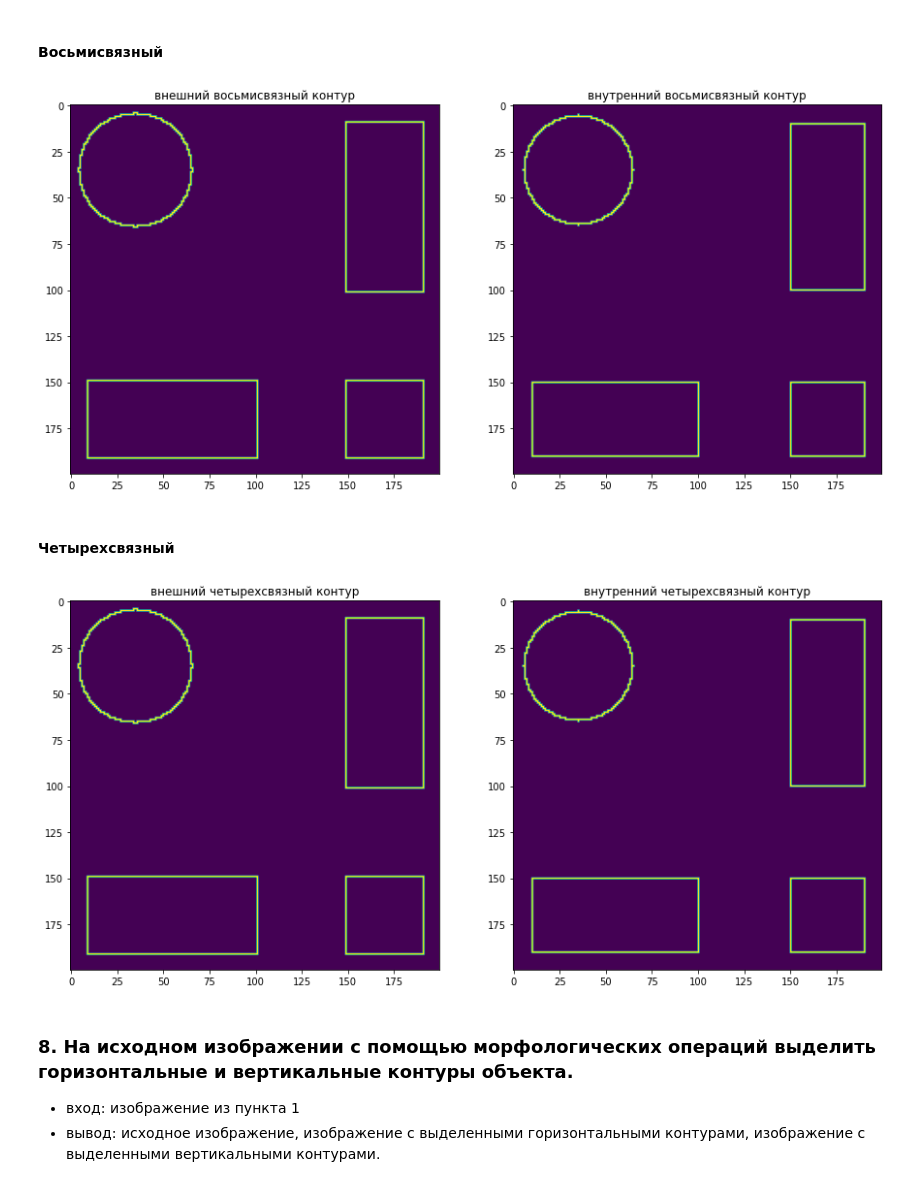
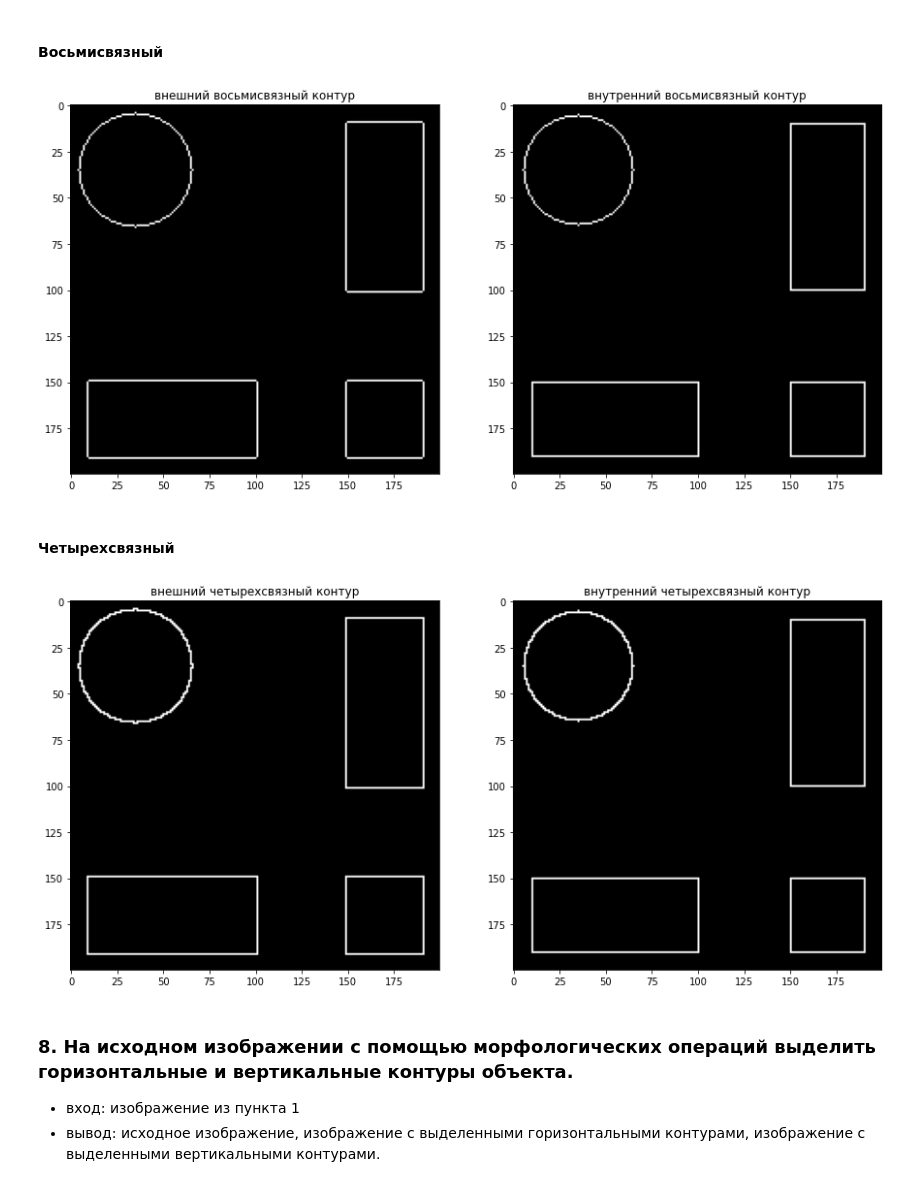
Before and after one commit to Liptee/Image-processing, a Jupyter notebook: LAB3/LAB3.ipynb, the cells around one changed output. Saved outputs shown, nothing was run; the diff lists cells and outputs as text; code cells hidden in the pictures.

```diff
--- a/LAB3/LAB3.ipynb
+++ b/LAB3/LAB3.ipynb
@@ -64,17 +100,4 @@ def erose(img: np.ndarray, struct:np.ndarray) -> np.ndarray:
     return res
-# %%
-def dilate(img: np.ndarray, struct:np.ndarray) -> np.ndarray:
-    res = np.array(img, copy=True)
-    H, W = img.shape
-    struct_H = struct.shape[0]//2
-    struct_W = struct.shape[1]//2
-
-    for i in range(struct_H, H - struct_H):
-        for j in range(struct_W, W - struct_W):
-            frame = img[i - struct_H : i+struct_H + 1, j - struct_W : j+struct_W + 1]
-            e = np.max(frame)
-            res[i][j] = e
-    return res
 # %% [markdown]
 ### 4. Выпонить оперции эрозии и дилатации для зашумленного изображения со структурным элементом заданным по вариантам. (крест 3х3)
 - вход: изображение из пункта 2
@@ -173,23 +196,22 @@ coef_binary = np.sum(binary_img != img)
 # %% [markdown]
 #### Восьмисвязный
 # %%
-out = (dilate(img, structure) - img)
-inside = (img - erose(img, structure))
-both = (erose(img, structure) + dilate(img, structure)) % 2
+img_8_in = (img + erose(img, structure)) % 2
+img_8_out = (img + dilate(img, structure)) % 2
 # %%
 plt.figure(figsize=(15,15))
 
 plt.subplot(1, 2, 1)
 plt.title("внешний восьмисвязный контур")
-plt.imshow(out)
+plt.imshow(img_8_out, cmap = 'gray')
 
 
 plt.subplot(1, 2, 2)
 plt.title("внутренний восьмисвязный контур")
-plt.imshow(inside)
+plt.imshow(img_8_in, cmap = 'gray')
 plt.show()
 # %% [output]
-[figure, old version]
+[figure, new version]
 # %% [markdown]
 #### Четырехсвязный
 # %%
@@ -201,15 +223,15 @@ plt.figure(figsize=(15,15))
 
 plt.subplot(1, 2, 1)
 plt.title("внешний четырехсвязный контур")
-plt.imshow(out4)
+plt.imshow(img_4_out, cmap = 'gray')
 
 
 plt.subplot(1, 2, 2)
 plt.title("внутренний четырехсвязный контур")
-plt.imshow(in4)
+plt.imshow(img_4_in, cmap = 'gray')
 plt.show()
 # %% [output]
-[figure, old version]
+[figure, new version]
 # %% [markdown]
 ### 8. На исходном изображении с помощью морфологических операций выделить горизонтальные и вертикальные контуры объекта.
 - вход: изображение из пункта 1
```
Also changed, not shown: parts of 11 cells of this notebook, 2 other files.
